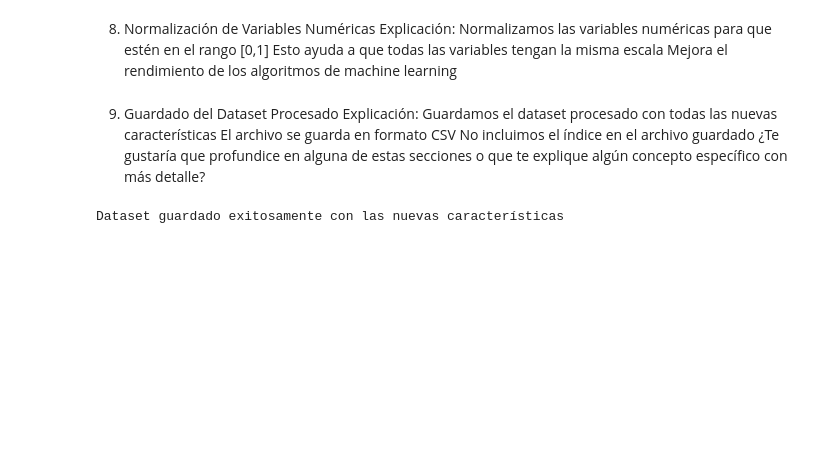
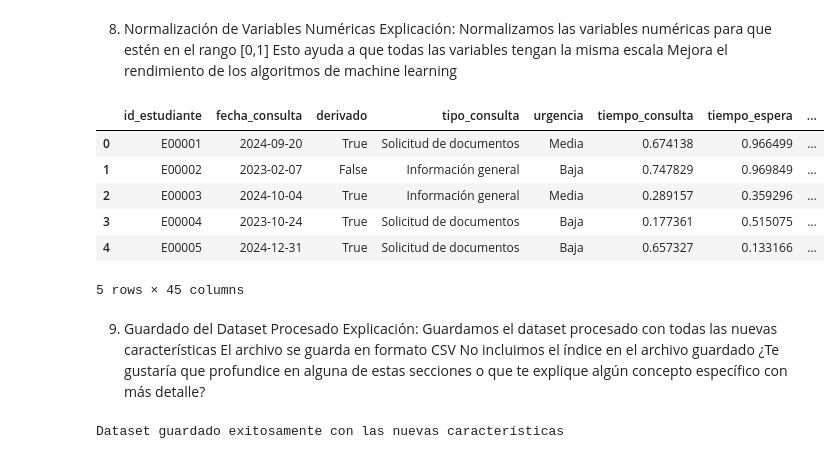
Before and after one commit to Esclender/Michia_Predictive_Model, a Jupyter notebook: notebooks/04_feature_engineering.ipynb, the cells around one changed output. Cells and saved outputs as stored; diff of their text form; code cells hidden in the pictures; blank space fills up the shorter version.

```diff
--- a/notebooks/04_feature_engineering.ipynb
+++ b/notebooks/04_feature_engineering.ipynb
@@ -124,13 +171,22 @@ Mejora el rendimiento de los algoritmos de machine learning
 # %%
 from sklearn.preprocessing import MinMaxScaler
 
 # Seleccionar variables numéricas para normalizar
 numeric_features = ['tiempo_consulta', 'tiempo_espera', 'tiempo_total_atencion',
                    'ratio_tiempo_espera_consulta', 'eficiencia_servicio']
 
 # Aplicar normalización Min-Max
 scaler = MinMaxScaler()
 df[numeric_features] = scaler.fit_transform(df[numeric_features])
+df.head()
+# %% [output]
+|  | id_estudiante | fecha_consulta | derivado | tipo_consulta | urgencia | tiempo_consulta | tiempo_espera | ... |
+| 0 | E00001 | 2024-09-20 | True | Solicitud de documentos | Media | 0.674138 | 0.966499 | ... |
+| 1 | E00002 | 2023-02-07 | False | Información general | Baja | 0.747829 | 0.969849 | ... |
+| 2 | E00003 | 2024-10-04 | True | Información general | Media | 0.289157 | 0.359296 | ... |
+| 3 | E00004 | 2023-10-24 | True | Solicitud de documentos | Baja | 0.177361 | 0.515075 | ... |
+| 4 | E00005 | 2024-12-31 | True | Solicitud de documentos | Baja | 0.657327 | 0.133166 | ... |
+5 rows × 45 columns
 # %% [markdown]
 9. Guardado del Dataset Procesado
 Explicación:
```
Also changed, not shown: parts of 5 cells of this notebook, 3 other files.
